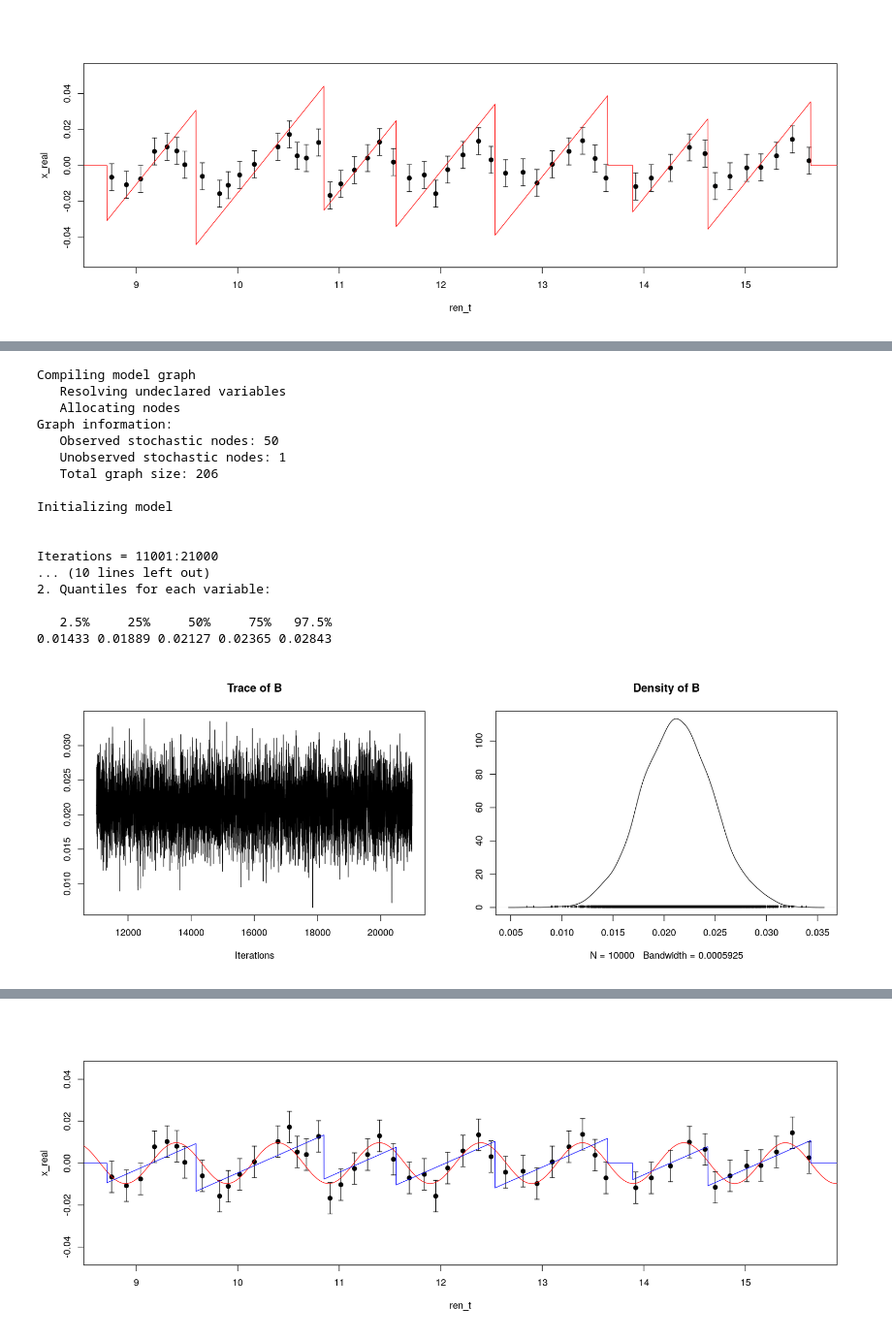
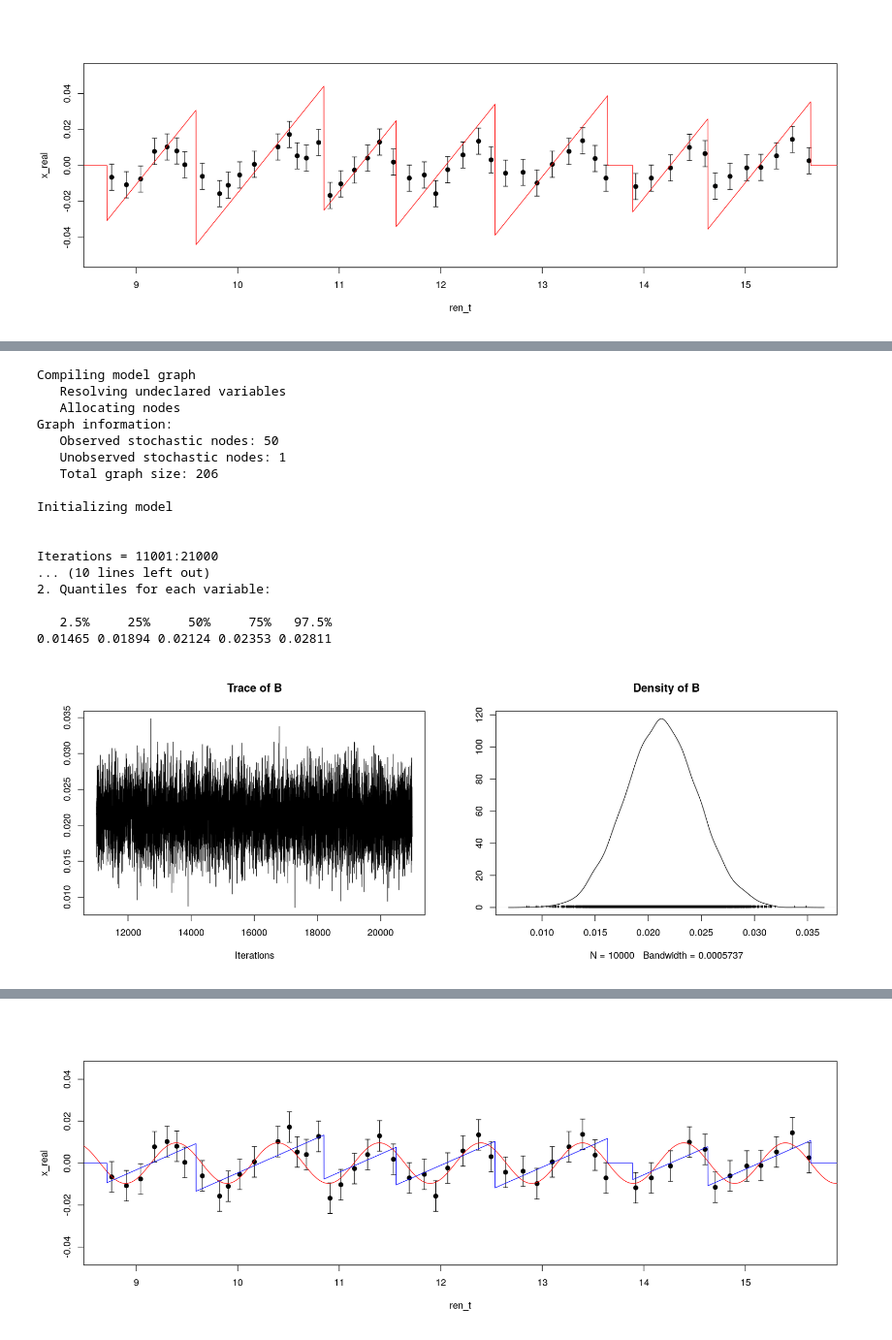
Before and after one commit to piacent/bayes_analysis, a Jupyter notebook: DAMA_Bayes_realdata_2.R.ipynb, the cells around one changed output, grey strips where cells are left out. Shown at 97% size. Drawn from its saved outputs; the diff is of its cells as text; code cells hidden in the pictures.

```diff
--- a/DAMA_Bayes_realdata_2.R.ipynb
+++ b/DAMA_Bayes_realdata_2.R.ipynb
@@ -87,7 +87,7 @@ for (i in 1:N_r) {
     if (t_real[i] <= 3000) {
         sd_real[i] <- 0.030/2
     } else if (t_real[i]< 5800 && t_real[i] > 3000) {
-        sd_real[i] <- 0.015/2
+        sd_real[i] <- 0.015/2 * 0.97
     } else if (t_real[i]>= 5800) {
         sd_real[i] <- 0.009/2
     }
@@ -261,6 +288,7 @@ Iterations = 11001:21000
 #max_phisaw   <- 0.0001
 max_Aosaw     <- 0.05
 max_Bosaw     <- 0.1
+sc_B          <- 0.1
 max_phiosaw   <- 2 * pi
 
 modello_osaw    <-    "ONLYSAW.bug" # file con modello di puro segnale
@@ -283,6 +311,7 @@ fitInput_r_osaw$pi     <- pi
 fitInput_r_osaw$max_A   <- max_Aosaw
 fitInput_r_osaw$max_phi <- max_phiosaw
 fitInput_r_osaw$max_B   <- max_Bosaw
+fitInput_r_osaw$sc_B   <- sc_B
 
 
 m_osaw_r <- jags.model(modello_osaw,
@@ -315,21 +346,21 @@ Warning message in jags.model(modello_osaw, fitInput_r_osaw, model_osaw_init):
 Compiling model graph
    Resolving undeclared variables
    Allocating nodes
 Graph information:
    Observed stochastic nodes: 50
    Unobserved stochastic nodes: 1
    Total graph size: 206
 
 Initializing model
 
 
 Iterations = 11001:21000
 ... (10 lines left out)
 2. Quantiles for each variable:
 
    2.5%     25%     50%     75%   97.5%
-0.01433 0.01889 0.02127 0.02365 0.02843
+0.01465 0.01894 0.02124 0.02353 0.02811
-[figure, old version]
+[figure, new version]
 # %%
 # First rough extimations of odds factors
 
```
Also changed, not shown: parts of 20 cells of this notebook, 6 other files.
